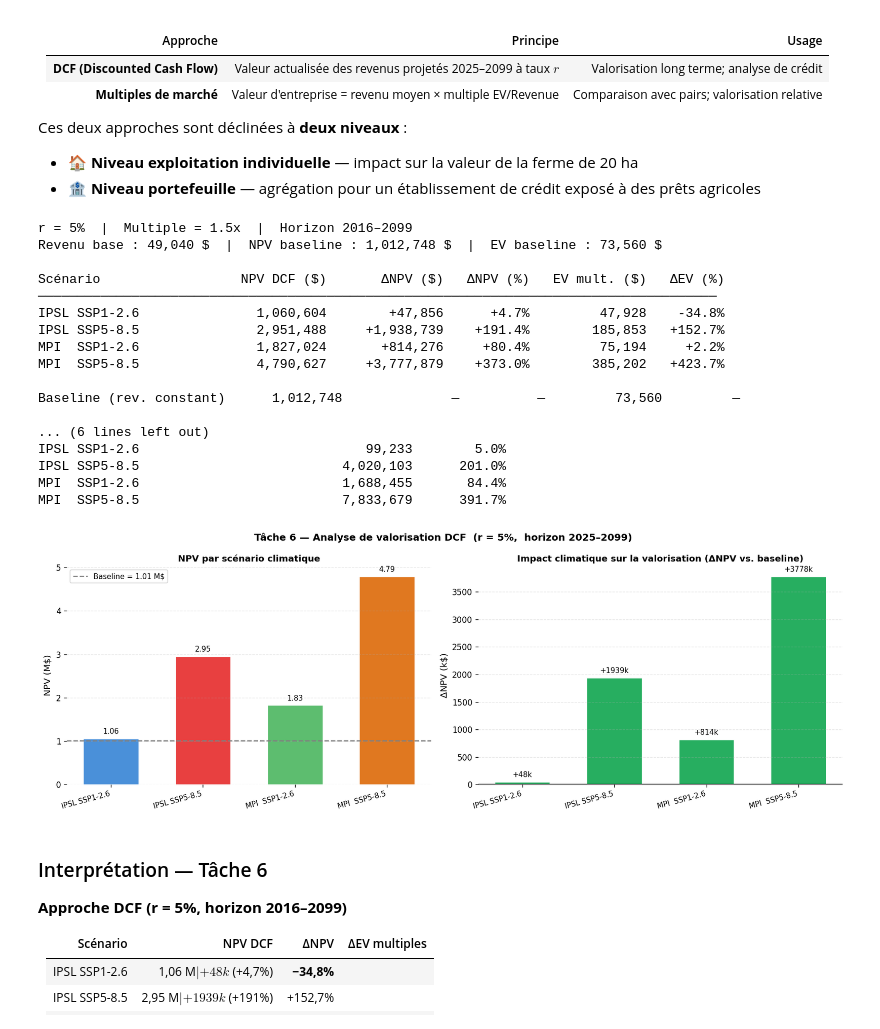
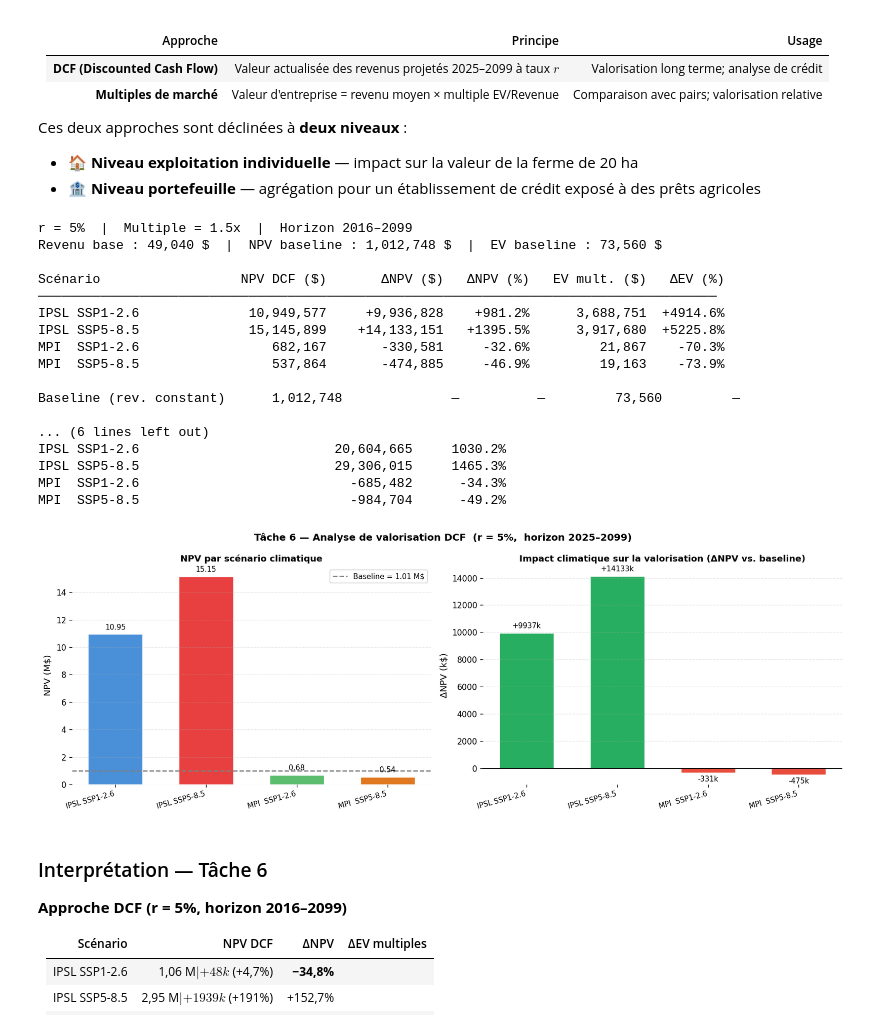
Before and after one commit to lochardi/GreenFinance, a Jupyter notebook: main.ipynb, the cells around one changed output. Cells and saved outputs as stored; diff of their text form; code cells hidden in the pictures.

```diff
--- a/main.ipynb
+++ b/main.ipynb
@@ -1393,8 +1361,8 @@ import matplotlib.pyplot as plt
 r_base   = 0.05   # taux d'actualisation de référence (5%)
 multiple = 1.5    # multiple EV/Revenu (comparables exploitations agricoles)
 
-year_start_dcf = int(min(sc["year"].min() for sc in projections.values()))
-year_end_dcf   = int(max(sc["year"].max() for sc in projections.values()))
+year_start_dcf = int(min(sc["date"].min() for sc in projections.values()))
+year_end_dcf   = int(max(sc["date"].max() for sc in projections.values()))
 
 # NPV Baseline : revenu constant (scénario "pas de changement climatique")
 t_base   = np.arange(year_start_dcf, year_end_dcf + 1)
@@ -1404,8 +1372,8 @@ ev_base  = revenue_base * multiple  # EV = revenu de base × multiple
 # NPV et EV par scénario climatique
 npv_sc, ev_sc_dict = {}, {}
 for name, sc in projections.items():
-    sc_s  = sc.sort_values("year")
-    years = sc_s["year"].values
+    sc_s  = sc.sort_values("date")
+    years = sc_s["date"].values
     revs  = sc_s["Revenue_proj"].values
     disc  = (1 + r_base) ** (-(years - year_start_dcf))
     npv_sc[name]     = float(np.sum(revs * disc))
@@ -1465,42 +1433,42 @@ ax1.grid(axis="y", alpha=0.3, ls="--")
 for spine in ax1.spines.values():
     spine.set_visible(False)
 
 # Panel droit : ΔNPV
 dclrs = ["#27ae60" if d >= 0 else "#e74c3c" for d in delt_arr]
 b2 = ax2.bar(range(len(sc_list)), delt_arr / 1e3, color=dclrs, edgecolor="white", linewidth=0.8, width=0.6)
 ax2.axhline(0, color="black", lw=1.2)
 ax2.bar_label(b2, labels=[f"{d/1e3:+.0f}k" for d in delt_arr], fontsize=9, padding=4)
 ax2.set_xticks(range(len(sc_list)))
 ax2.set_xticklabels(sc_list, rotation=15, ha="right", fontsize=9)
 ax2.set_ylabel("ΔNPV (k$)", fontsize=11)
 ax2.set_title("Impact climatique sur la valorisation (ΔNPV vs. baseline)", fontsize=11, fontweight="bold")
 ax2.grid(axis="y", alpha=0.3, ls="--")
 for spine in ax2.spines.values():
     spine.set_visible(False)
 
 fig.suptitle("Tâche 6 — Analyse de valorisation DCF  (r = 5%,  horizon 2025–2099)",
              fontsize=12, fontweight="bold")
 plt.tight_layout()
 plt.show()
 # %% [output]
 r = 5%  |  Multiple = 1.5x  |  Horizon 2016–2099
 Revenu base : 49,040 $  |  NPV baseline : 1,012,748 $  |  EV baseline : 73,560 $
 
 Scénario                  NPV DCF ($)       ΔNPV ($)   ΔNPV (%)   EV mult. ($)   ΔEV (%)
 ───────────────────────────────────────────────────────────────────────────────────────
-IPSL SSP1-2.6               1,060,604        +47,856      +4.7%         47,928    -34.8%
-IPSL SSP5-8.5               2,951,488     +1,938,739    +191.4%        185,853   +152.7%
-MPI  SSP1-2.6               1,827,024       +814,276     +80.4%         75,194     +2.2%
-MPI  SSP5-8.5               4,790,627     +3,777,879    +373.0%        385,202   +423.7%
+IPSL SSP1-2.6              10,949,577     +9,936,828    +981.2%      3,688,751  +4914.6%
+IPSL SSP5-8.5              15,145,899    +14,133,151   +1395.5%      3,917,680  +5225.8%
+MPI  SSP1-2.6                 682,167       -330,581     -32.6%         21,867    -70.3%
+MPI  SSP5-8.5                 537,864       -474,885     -46.9%         19,163    -73.9%
 
 Baseline (rev. constant)      1,012,748              —          —         73,560         —
 
 ... (6 lines left out)
-IPSL SSP1-2.6                             99,233        5.0%
-IPSL SSP5-8.5                          4,020,103      201.0%
-MPI  SSP1-2.6                          1,688,455       84.4%
-MPI  SSP5-8.5                          7,833,679      391.7%
+IPSL SSP1-2.6                         20,604,665     1030.2%
+IPSL SSP5-8.5                         29,306,015     1465.3%
+MPI  SSP1-2.6                           -685,482      -34.3%
+MPI  SSP5-8.5                           -984,704      -49.2%
-[figure, old version]
+[figure, new version]
 # %% [markdown]
 ### Interprétation — Tâche 6
 
```
Also changed, not shown: parts of 12 cells of this notebook.
